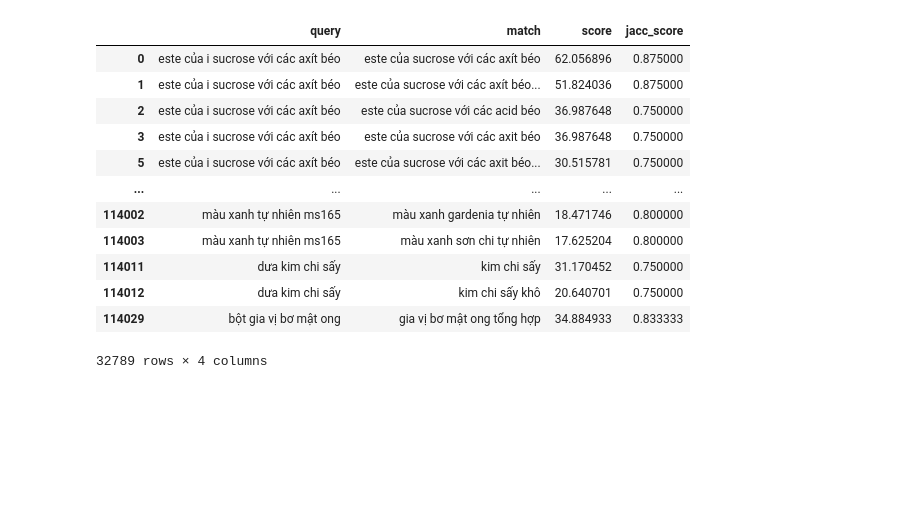
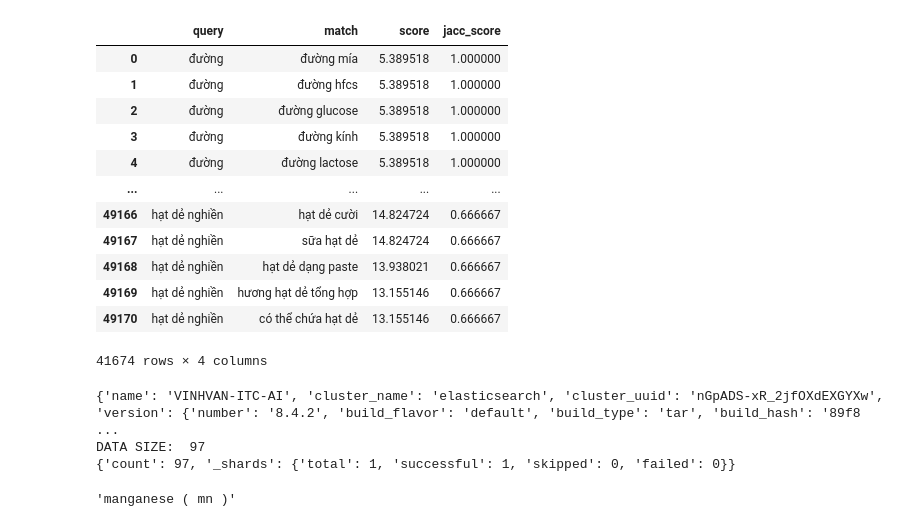
Before and after one commit to vinhvd749/additives_standardizer, a Jupyter notebook: extract_match_phrase.ipynb, the cells around one changed output. Cells and saved outputs as stored; diff of their text form; code cells hidden in the pictures; blank space fills up the shorter version.

Commit message:
building nutri parser

```diff
--- a/extract_match_phrase.ipynb
+++ b/extract_match_phrase.ipynb
@@ -28,18 +28,20 @@ def set_intersection_score(text1, text2):
 # %%
 df['jacc_score'] = df.apply(lambda x: set_intersection_score(x['query'], x['match']), axis=1)
 # %%
-df[df['jacc_score'] >= 0.5].to_csv('tmp/match_pair_jacc.csv', index=False)
+df[df['jacc_score'] >= 0.75].to_csv('tmp/match_pair_jacc.csv', index=False)
-# %% [output]
-|  | query | match | score | jacc_score |
-| 0 | este của i sucrose với các axít béo | este của sucrose với các axít béo | 62.056896 | 0.875000 |
-| 1 | este của i sucrose với các axít béo | este của sucrose với các axít béo... | 51.824036 | 0.875000 |
-| 2 | este của i sucrose với các axít béo | este của sucrose với các acid béo | 36.987648 | 0.750000 |
-| 3 | este của i sucrose với các axít béo | este của sucrose với các axit béo | 36.987648 | 0.750000 |
-| 5 | este của i sucrose với các axít béo | este của sucrose với các axit béo... | 30.515781 | 0.750000 |
-| ... | ... | ... | ... | ... |
-| 114002 | màu xanh tự nhiên ms165 | màu xanh gardenia tự nhiên | 18.471746 | 0.800000 |
-| 114003 | màu xanh tự nhiên ms165 | màu xanh sơn chi tự nhiên | 17.625204 | 0.800000 |
-| 114011 | dưa kim chi sấy | kim chi sấy | 31.170452 | 0.750000 |
-| 114012 | dưa kim chi sấy | kim chi sấy khô | 20.640701 | 0.750000 |
-| 114029 | bột gia vị bơ mật ong | gia vị bơ mật ong tổng hợp | 34.884933 | 0.833333 |
-32789 rows × 4 columns
+# %%
+df[df['jacc_score'] >= 0.5]
+# %% [output]
+|  | query | match | score | jacc_score |
+| 0 | đường | đường mía | 5.389518 | 1.000000 |
+| 1 | đường | đường hfcs | 5.389518 | 1.000000 |
+| 2 | đường | đường glucose | 5.389518 | 1.000000 |
+| 3 | đường | đường kính | 5.389518 | 1.000000 |
+| 4 | đường | đường lactose | 5.389518 | 1.000000 |
+| ... | ... | ... | ... | ... |
+| 49166 | hạt dẻ nghiền | hạt dẻ cười | 14.824724 | 0.666667 |
+| 49167 | hạt dẻ nghiền | sữa hạt dẻ | 14.824724 | 0.666667 |
+| 49168 | hạt dẻ nghiền | hạt dẻ dạng paste | 13.938021 | 0.666667 |
+| 49169 | hạt dẻ nghiền | hương hạt dẻ tổng hợp | 13.155146 | 0.666667 |
+| 49170 | hạt dẻ nghiền | có thể chứa hạt dẻ | 13.155146 | 0.666667 |
+41674 rows × 4 columns
@@ -45,0 +64,8 @@ df[df['jacc_score'] >= 0.5].to_csv('tmp/match_pair_jacc.csv', index=False)
+# %%
+from self_match_util import SelfMatchUtil
+
+smu = SelfMatchUtil('self_match_nutri_11', all_nutri)
+# %% [output]
+{'name': 'VINHVAN-ITC-AI', 'cluster_name': 'elasticsearch', 'cluster_uuid': 'nGpADS-xR_2jfOXdEXGYXw', 'version': {'number': '8.4.2', 'build_flavor': 'default', 'build_type': 'tar', 'build_hash': '89f8 ...
+DATA SIZE:  97
+{'count': 97, '_shards': {'total': 1, 'successful': 1, 'skipped': 0, 'failed': 0}}
@@ -45,0 +78,4 @@ df[df['jacc_score'] >= 0.5].to_csv('tmp/match_pair_jacc.csv', index=False)
+# %%
+all_nutri[0]
+# %% [output]
+'manganese ( mn )'
```
Also changed, not shown: parts of 22 cells of this notebook, 16 other files.
